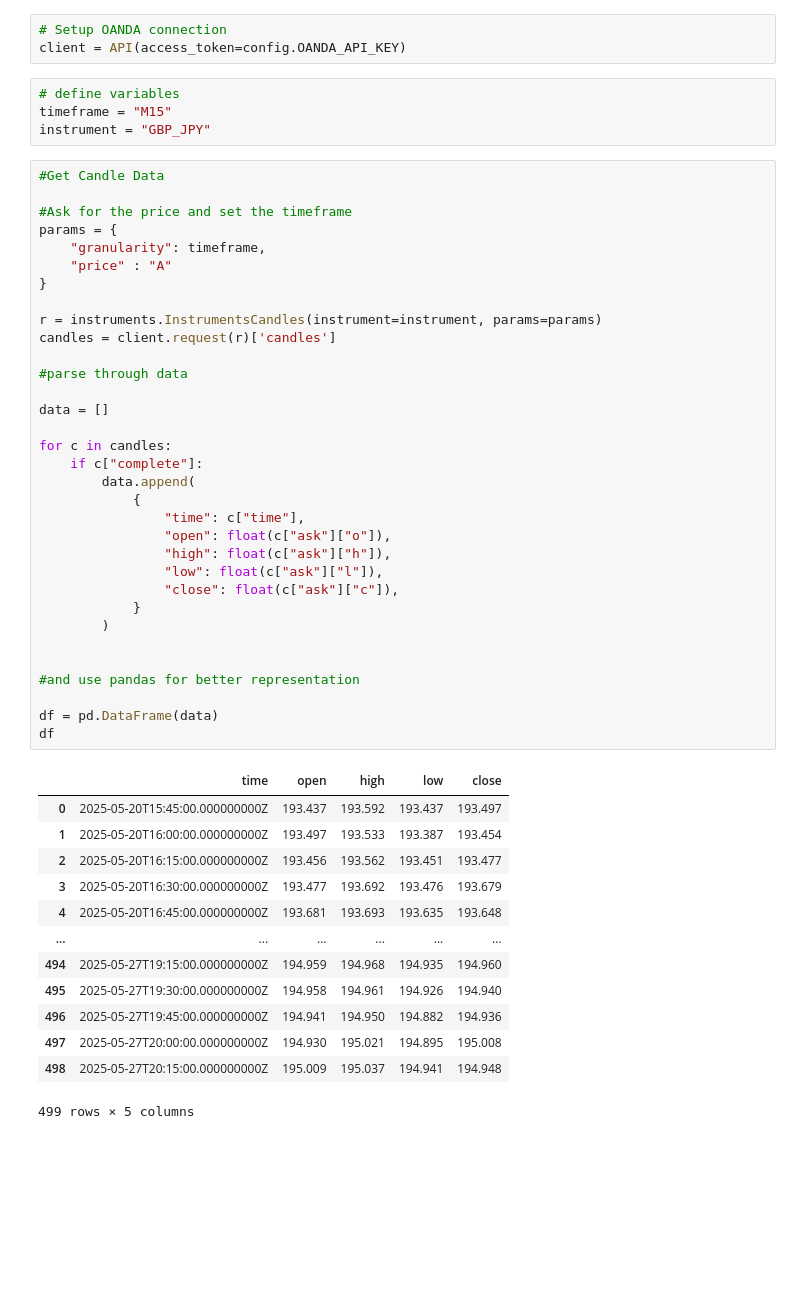
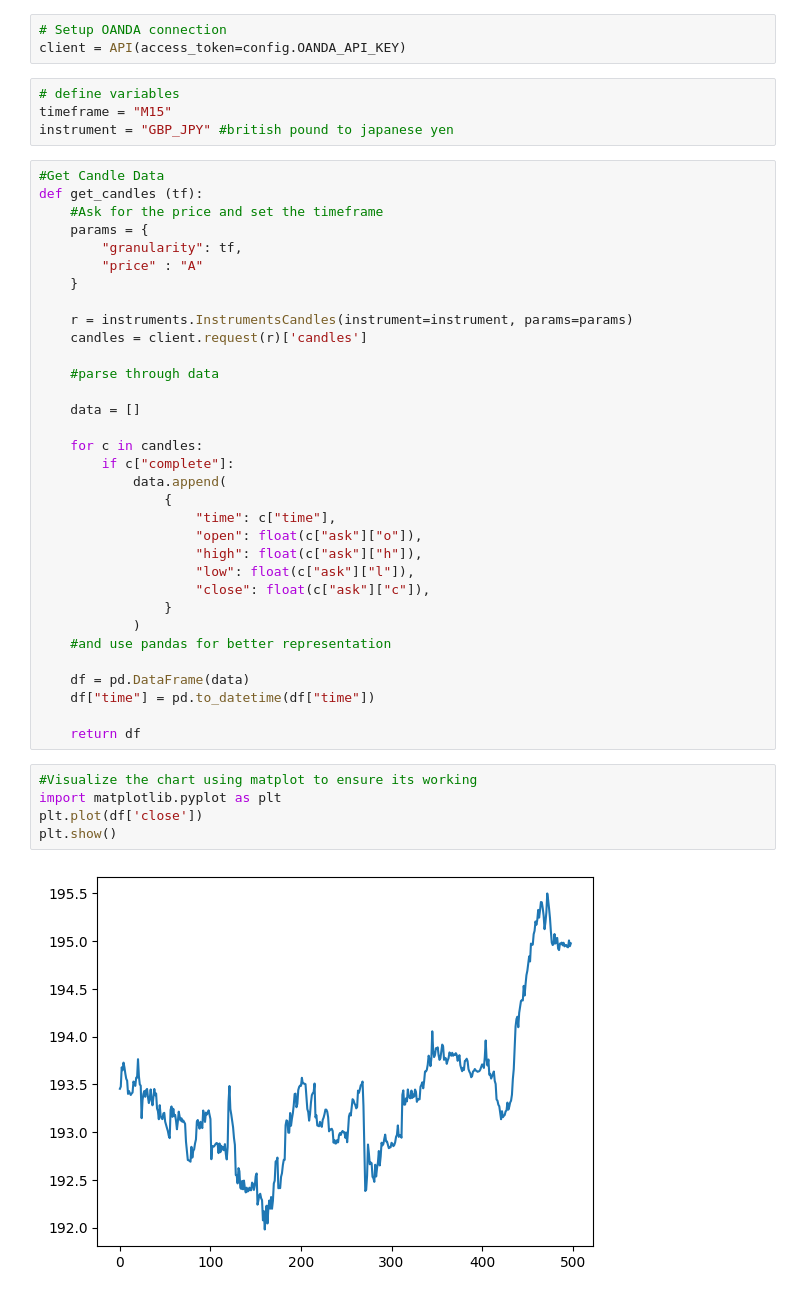
Before and after one commit to notcopernicus/trading-bot, a Jupyter notebook: bot.ipynb, the cells around one changed output. Saved outputs shown, nothing was run; the diff lists cells and outputs as text; blank space fills up the shorter version.

Commit message:
Iteration #3: Visualize the candlestick data Uses matplot

```diff
--- a/bot.ipynb
+++ b/bot.ipynb
@@ -8,51 +8,44 @@ client = API(access_token=config.OANDA_API_KEY)
 # %%
 # define variables
 timeframe = "M15"
-instrument = "GBP_JPY"
+instrument = "GBP_JPY" #british pound to japanese yen
 # %%
 #Get Candle Data
+def get_candles (tf):
+    #Ask for the price and set the timeframe
+    params = {
+        "granularity": tf,
+        "price" : "A"
+    }
 
-#Ask for the price and set the timeframe
-params = {
-    "granularity": timeframe,
-    "price" : "A"
-}
+    r = instruments.InstrumentsCandles(instrument=instrument, params=params)
+    candles = client.request(r)['candles']
 
-r = instruments.InstrumentsCandles(instrument=instrument, params=params)
-candles = client.request(r)['candles']
+    #parse through data
 
-#parse through data
+    data = []
 
-data = []
+    for c in candles:
+        if c["complete"]:
+            data.append(
+                {
+                    "time": c["time"],
+                    "open": float(c["ask"]["o"]),
+                    "high": float(c["ask"]["h"]),
+                    "low": float(c["ask"]["l"]),
+                    "close": float(c["ask"]["c"]),
+                }
+            )
+    #and use pandas for better representation
 
-for c in candles:
-    if c["complete"]:
-        data.append(
-            {
-                "time": c["time"],
-                "open": float(c["ask"]["o"]),
-                "high": float(c["ask"]["h"]),
-                "low": float(c["ask"]["l"]),
-                "close": float(c["ask"]["c"]),
-            }
-        )
+    df = pd.DataFrame(data)
+    df["time"] = pd.to_datetime(df["time"])
 
-
-#and use pandas for better representation
-
-df = pd.DataFrame(data)
-df
+    return df
-# %% [output]
-|  | time | open | high | low | close |
-| 0 | 2025-05-20T15:45:00.000000000Z | 193.437 | 193.592 | 193.437 | 193.497 |
-| 1 | 2025-05-20T16:00:00.000000000Z | 193.497 | 193.533 | 193.387 | 193.454 |
-| 2 | 2025-05-20T16:15:00.000000000Z | 193.456 | 193.562 | 193.451 | 193.477 |
-| 3 | 2025-05-20T16:30:00.000000000Z | 193.477 | 193.692 | 193.476 | 193.679 |
-| 4 | 2025-05-20T16:45:00.000000000Z | 193.681 | 193.693 | 193.635 | 193.648 |
-| ... | ... | ... | ... | ... | ... |
-| 494 | 2025-05-27T19:15:00.000000000Z | 194.959 | 194.968 | 194.935 | 194.960 |
-| 495 | 2025-05-27T19:30:00.000000000Z | 194.958 | 194.961 | 194.926 | 194.940 |
-| 496 | 2025-05-27T19:45:00.000000000Z | 194.941 | 194.950 | 194.882 | 194.936 |
-| 497 | 2025-05-27T20:00:00.000000000Z | 194.930 | 195.021 | 194.895 | 195.008 |
-| 498 | 2025-05-27T20:15:00.000000000Z | 195.009 | 195.037 | 194.941 | 194.948 |
-499 rows × 5 columns
+# %%
+#Visualize the chart using matplot to ensure its working
+import matplotlib.pyplot as plt
+plt.plot(df['close'])
+plt.show()
+# %% [output]
+[figure, added]
```
Also changed, not shown: parts of 1 cell of this notebook.
